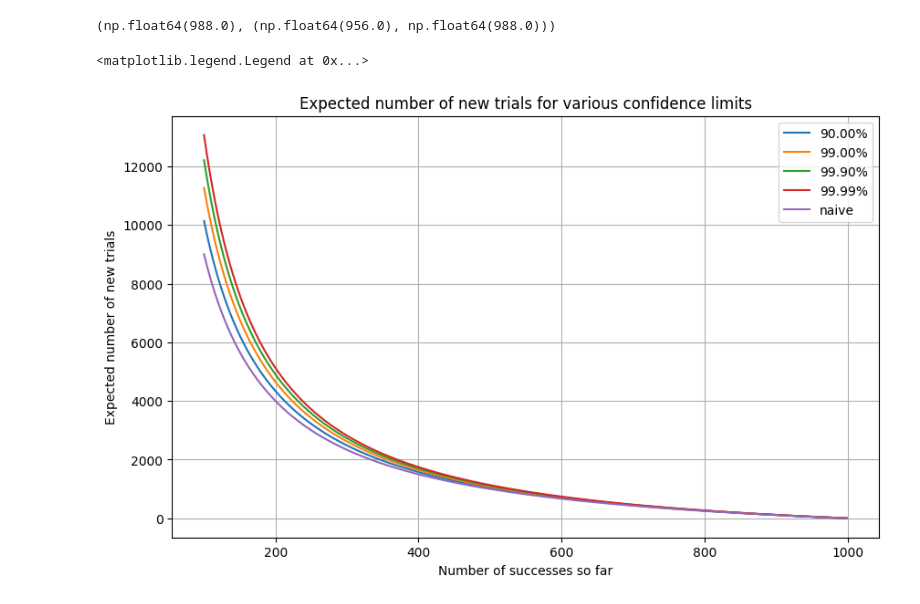
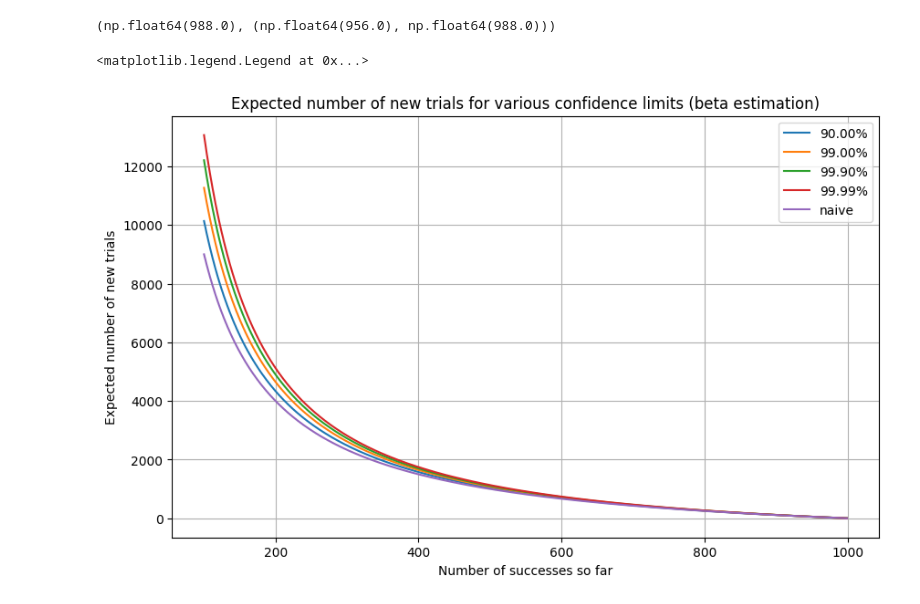
Before and after one commit to jlucas-oqc/playgound, a Jupyter notebook: beta_bin.ipynb, the cells around one changed output. Drawn from its saved outputs; the diff is of its cells as text; code cells hidden in the pictures.

Commit message:
docs: Add beta-binomial new trial estimation plots

```diff
--- a/beta_bin.ipynb
+++ b/beta_bin.ipynb
@@ -101,28 +102,28 @@ upper_expectation, conf_int
 # %%
 # Calculate the upper threshold of expected number of new trials
 # needed for each confidence limit given the number of good measurements so far
 # Use Beta posterior with prior a=1, b=1, so parameters are n_passes+1, n_failures+1
 def calc_upper_conf(n_trials, n_passes, conf_lim_1tail):
     n_failures = n_trials - n_passes
     lower_passrate = beta.ppf(1 - conf_lim_1tail, n_passes + 1, n_failures + 1)
     exp_trials = n_failures / lower_passrate
     return exp_trials
 
 
 x = np.arange(100, n)
 plt.figure(figsize=(10, 6))
 for conf_lim in [0.9, 0.99, 0.999, 0.9999]:
     plt.plot(x, calc_upper_conf(n, x, conf_lim), label=f"{conf_lim * 100:2.2f}%")
 # naive expectation of number of new trials needed to get n passes, given x passes so far:
 # this is just the expected number of failures divided by the pass rate, without accounting for uncertainty in the pass rate or the binomial response.
 naive = (n - x) / (x / n)
 plt.plot(x, naive, label="naive")
 plt.xlabel("Number of successes so far")
 plt.ylabel("Expected number of new trials")
 # plt.yscale("log")
-plt.title("Expected number of new trials for various confidence limits")
+plt.title("Expected number of new trials for various confidence limits (beta estimation)")
 plt.grid()
 plt.legend()
 # %% [output]
 <matplotlib.legend.Legend at 0x...>
-[figure, old version]
+[figure, new version]
```
Also changed, not shown: parts of 3 cells of this notebook.
